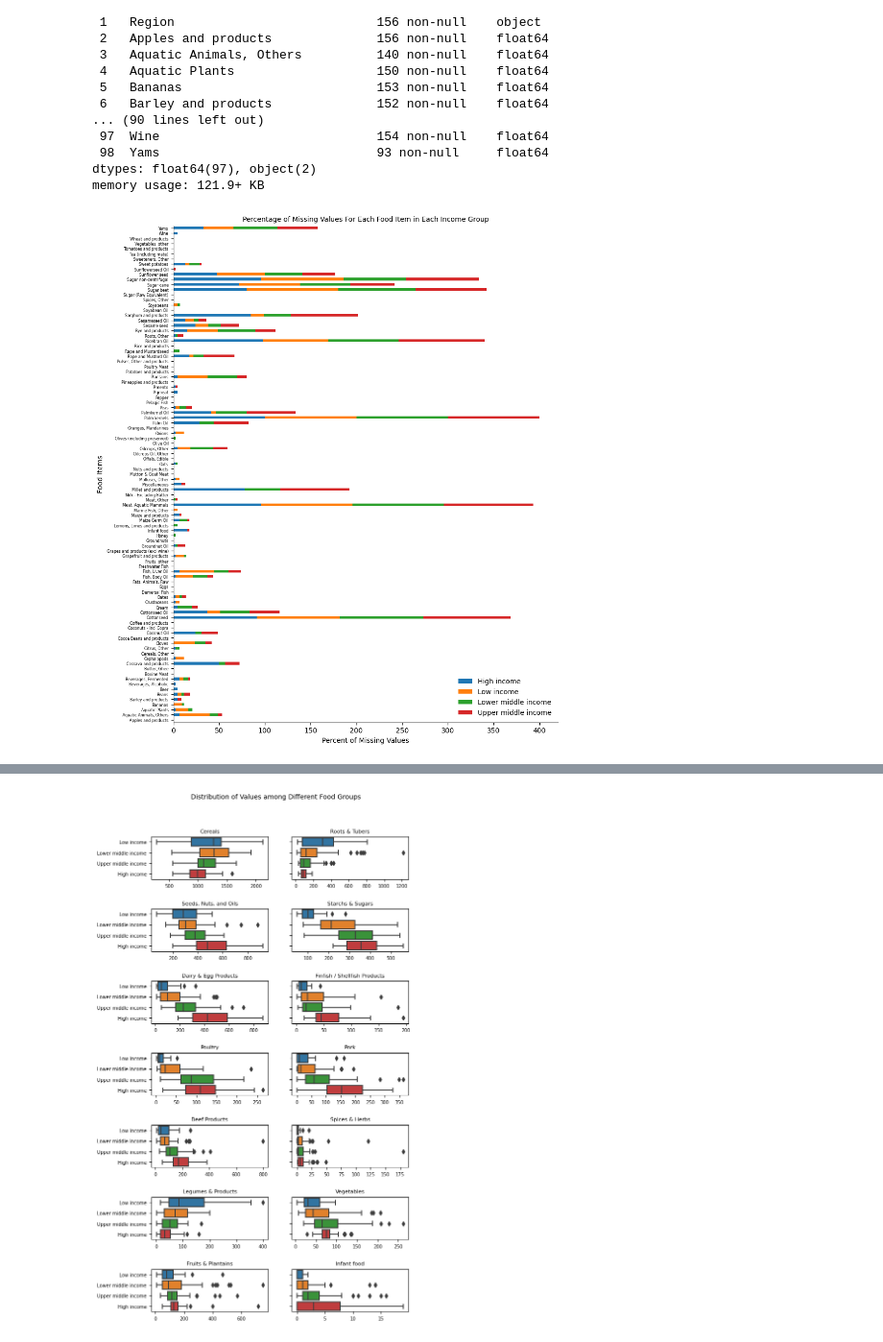
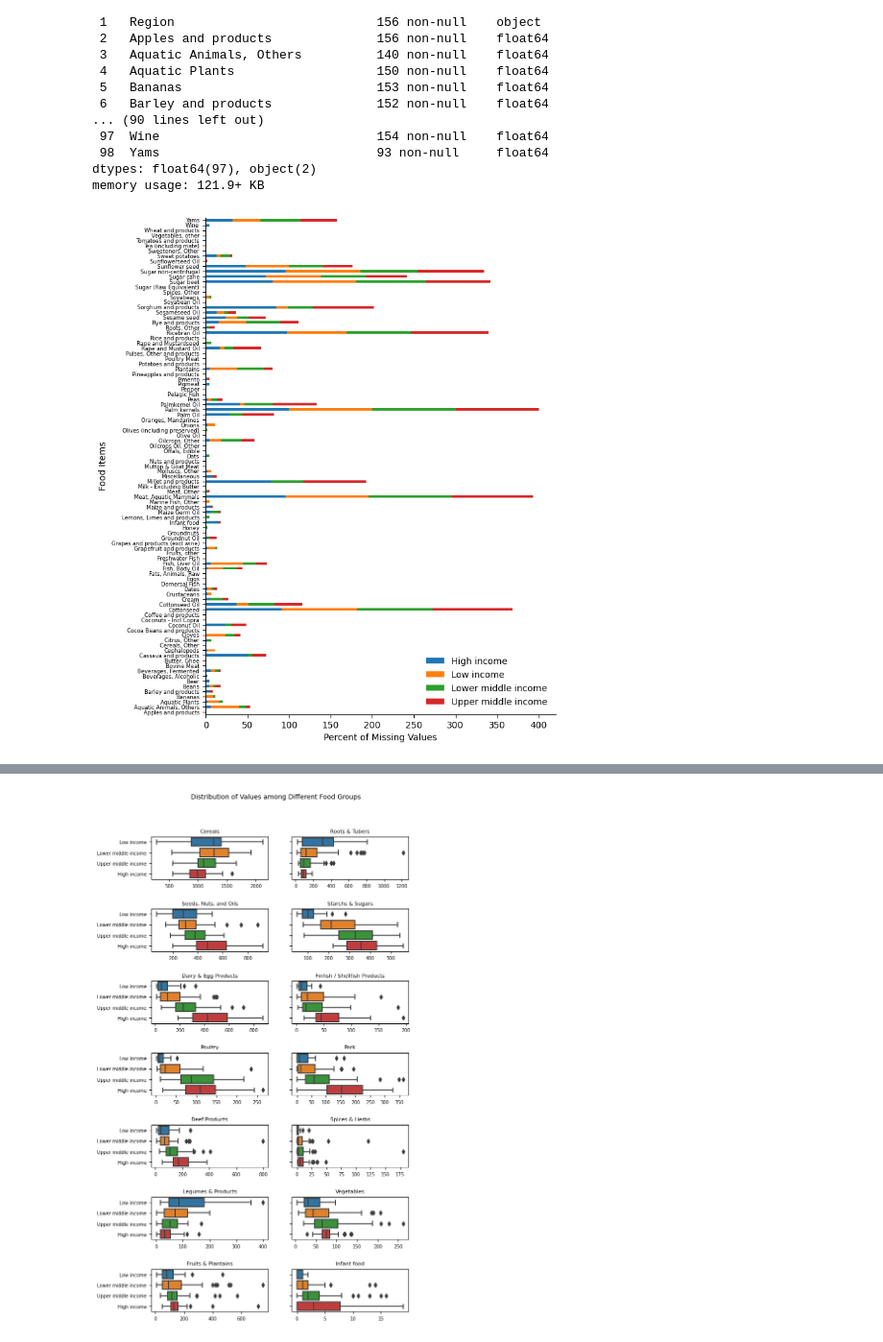
Before and after one commit to DavidMbelwa/thesis, a Jupyter notebook: Materials_and_methods.ipynb, the cells around one changed output, grey strips where cells are left out. Shown at 96% size. Cells and saved outputs as stored; diff of their text form; code cells hidden in the pictures.

```diff
--- a/Materials_and_methods.ipynb
+++ b/Materials_and_methods.ipynb
@@ -262,37 +262,37 @@ dietary_intake_nullity = data.isnull()
 ## Merging it so that one can group missing values by income groups
 dietary_nullity_income_grouped = pd.merge(income_groups,
                                           dietary_intake_nullity,
                                           left_index=True,
                                           right_index=True).groupby('Income group')
 
 percentage_of_nullity = (dietary_nullity_income_grouped.sum() / dietary_nullity_income_grouped.count()) * 100
 
 
 # display(percentage_of_nullity)
 
 
 
 # Visualizing Nullity
 percentage_of_nullity_dietary_intake_transposed = percentage_of_nullity.T
 
 ax = percentage_of_nullity_dietary_intake_transposed.plot(kind='barh',
                                                           stacked=True)
 
-ax.figure.set_size_inches(10, 13)
+ax.figure.set_size_inches(7, 10)
 ax.set(xlabel='Percent of Missing Values',
        ylabel='Food Items')
 ax.legend(loc='lower right', frameon=False)
 #ax.invert_yaxis()
 for spine in ['top', 'right'] :
     ax.spines[spine].set_visible(False)
-ax.set_title('Percentage of Missing Values For Each Food Item in Each Income Group', fontdict={'fontsize' : 10})
-ax.tick_params(axis='y', which= 'major', labelsize=5.5)
+# ax.set_title('Percentage of Missing Values For Each Food Item in Each Income Group', fontdict={'fontsize' : 10})
+ax.tick_params(axis='y', which= 'major', labelsize=6)
 
 #plt.set_size_inches(9, 7)
 #plt.savefig('Percent_of_Nullity_1st_indicator.png')
 plt.show()
 # %% [output]
-[figure, old version]
+[figure, new version]
 # %%
 # 9. Cleaning the dataset
 # 9.1. Replacing 'NaN's with 0's
```
Also changed, not shown: parts of 77 cells of this notebook, 23 other files.
